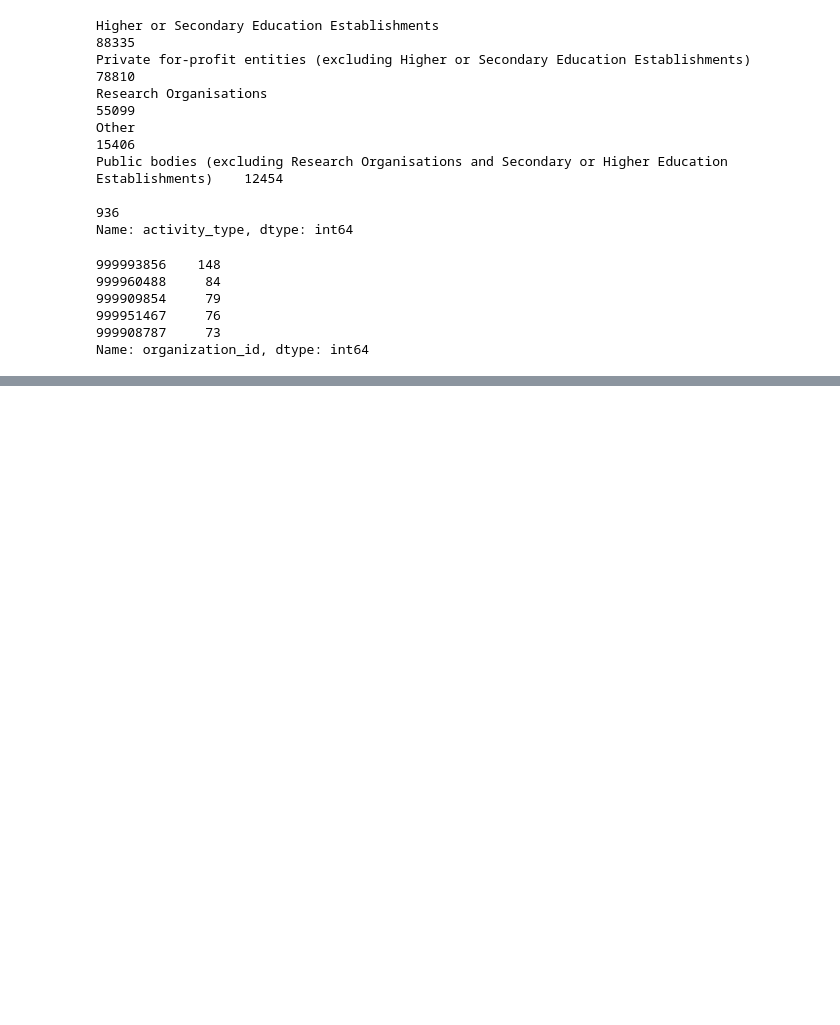
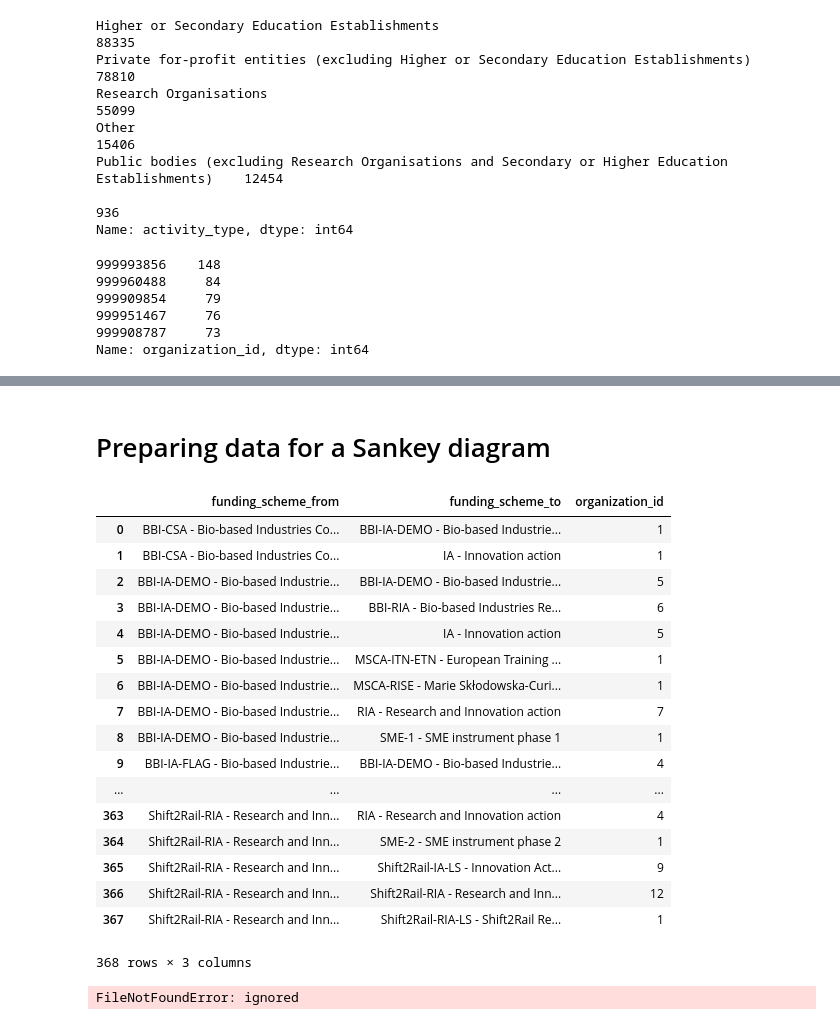
Before and after one commit to ffg-kom/mapping_evolution, a Jupyter notebook: getting_data_ready.ipynb, the cells around one changed output, grey strips where cells are left out. Cells and saved outputs as stored; diff of their text form; code cells hidden in the pictures; blank space fills up the shorter version.

```diff
--- a/getting_data_ready.ipynb
+++ b/getting_data_ready.ipynb
@@ -113,4 +124,4 @@ subset['organization_id'].value_counts().head()
 999908787     73
 Name: organization_id, dtype: int64
 # %%
-subset[['organization_id', 'start_date_code', 'funding_scheme', 'number_of_partners', 'ec_contribution_organization', 'ec_contribution_project', 'total_cost_project']].head()
+df = subset[['organization_id', 'start_date_code', 'funding_scheme', 'number_of_partners', 'ec_contribution_organization', 'ec_contribution_project', 'total_cost_project']].head()
@@ -123,0 +131,55 @@ subset[['organization_id', 'start_date_code', 'funding_scheme', 'number_of_partn
+# %% [markdown]
+# Preparing data for a Sankey diagram
+# %%
+# setting a new column this way will throw a SettingWithCopyWarning - but it seems to work just fine
+df = df.sort_values( by=['organization_id', 'start_date_code'] ).reset_index()
+
+# adding a column for entry_number - not necessary anymore, will be cleanly done in the next step
+#df['organization_entry_number'] = df.index + 1
+# %%
+# add a column that counts entries per organisation
+df['organization_entry_number'] = df.groupby('organization_id').cumcount()
+
+df[['organization_id', 'start_date_code', 'organization_entry_number']]
+# %%
+# looking at first two entries of organizations
+first = df[df['organization_entry_number'] == 0]
+second = df[df['organization_entry_number'] == 1]
+
+onestep = second.merge(first, on='organization_id', how='left')
+
+
+# aggregate over funding schemes
+sankey_df = onestep[['funding_scheme_y', 'funding_scheme_x', 'organization_id']].groupby(['funding_scheme_y', 'funding_scheme_x']).count()
+
+# prepare for proper output
+sankey_df.reset_index(level=['funding_scheme_y', 'funding_scheme_x'], inplace=True)
+sankey_df.rename(columns={'funding_scheme_y':'funding_scheme_from', 'funding_scheme_x':'funding_scheme_to'}, inplace=True)
+
+sankey_df
+# %% [output]
+|  | funding_scheme_from | funding_scheme_to | organization_id |
+| 0 | BBI-CSA - Bio-based Industries Co... | BBI-IA-DEMO - Bio-based Industrie... | 1 |
+| 1 | BBI-CSA - Bio-based Industries Co... | IA - Innovation action | 1 |
+| 2 | BBI-IA-DEMO - Bio-based Industrie... | BBI-IA-DEMO - Bio-based Industrie... | 5 |
+| 3 | BBI-IA-DEMO - Bio-based Industrie... | BBI-RIA - Bio-based Industries Re... | 6 |
+| 4 | BBI-IA-DEMO - Bio-based Industrie... | IA - Innovation action | 5 |
+| 5 | BBI-IA-DEMO - Bio-based Industrie... | MSCA-ITN-ETN - European Training ... | 1 |
+| 6 | BBI-IA-DEMO - Bio-based Industrie... | MSCA-RISE - Marie Skłodowska-Curi... | 1 |
+| 7 | BBI-IA-DEMO - Bio-based Industrie... | RIA - Research and Innovation action | 7 |
+| 8 | BBI-IA-DEMO - Bio-based Industrie... | SME-1 - SME instrument phase 1 | 1 |
+| 9 | BBI-IA-FLAG - Bio-based Industrie... | BBI-IA-DEMO - Bio-based Industrie... | 4 |
+| ... | ... | ... | ... |
+| 363 | Shift2Rail-RIA - Research and Inn... | RIA - Research and Innovation action | 4 |
+| 364 | Shift2Rail-RIA - Research and Inn... | SME-2 - SME instrument phase 2 | 1 |
+| 365 | Shift2Rail-RIA - Research and Inn... | Shift2Rail-IA-LS - Innovation Act... | 9 |
+| 366 | Shift2Rail-RIA - Research and Inn... | Shift2Rail-RIA - Research and Inn... | 12 |
+| 367 | Shift2Rail-RIA - Research and Inn... | Shift2Rail-RIA-LS - Shift2Rail Re... | 1 |
+368 rows × 3 columns
+# %%
+# export csv
+
+path = 'C:/Users/KOM/Documents/HackSTIR/mapping_evolution'
+sankey_df.to_csv(r'C:/Users/KOM/Documents/HackSTIR/mapping_evolution/sankey_onestep_data.csv')
+# %% [output]
+FileNotFoundError: ignored
```
Also changed, not shown: parts of 4 cells of this notebook.
